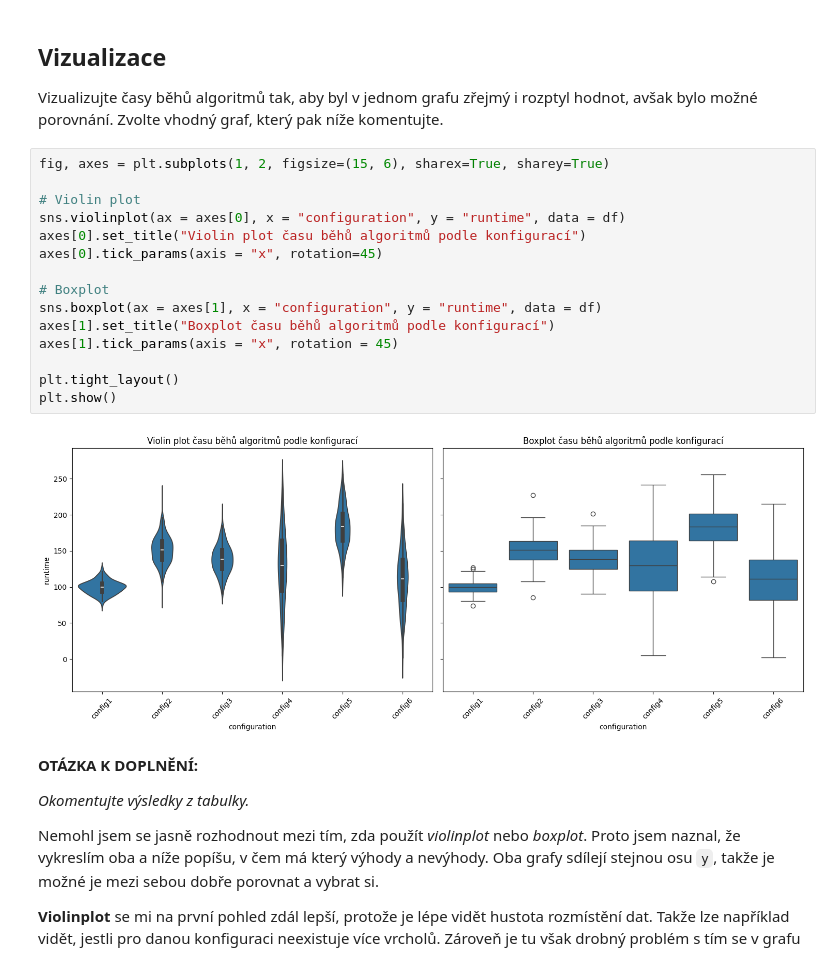
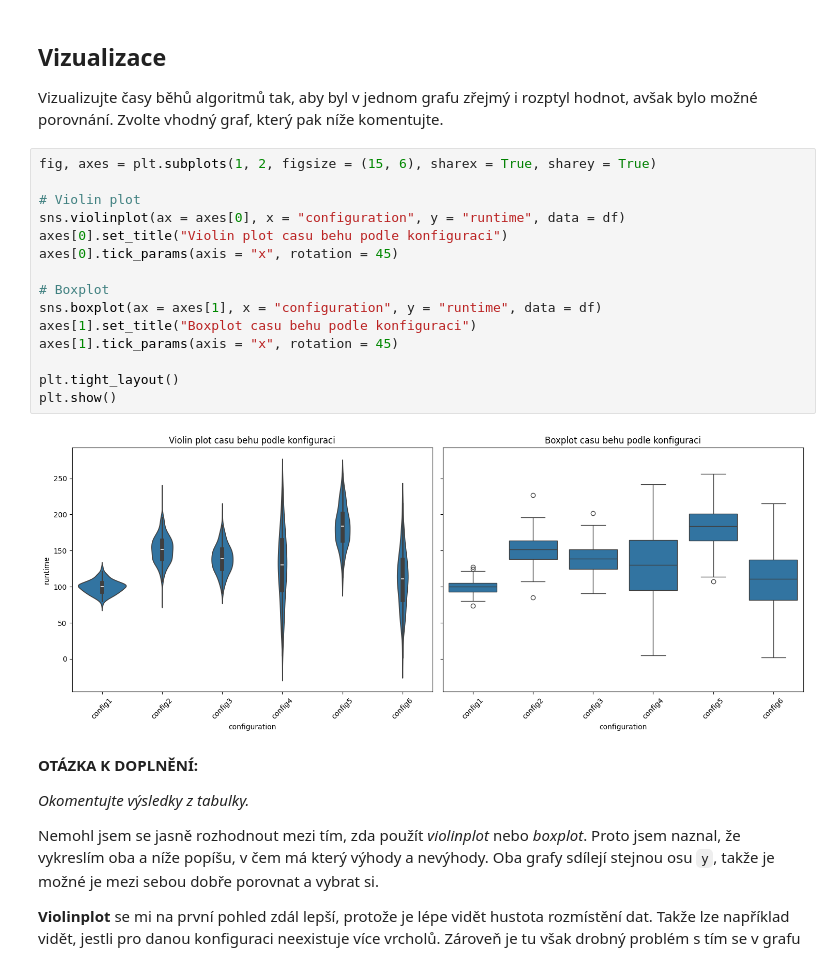
Before and after one commit to MOONYROS/VUT-MSP-projects, a Jupyter notebook: proj1/proj1.ipynb, the cells around one changed output. Cells and saved outputs as stored; diff of their text form.

```diff
--- a/proj1/proj1.ipynb
+++ b/proj1/proj1.ipynb
@@ -158,22 +158,22 @@ Tabulka zobrazuje následující sloupce:
 ## Vizualizace
 Vizualizujte časy běhů algoritmů tak, aby byl v jednom grafu zřejmý i rozptyl hodnot, avšak bylo možné porovnání. Zvolte vhodný graf, který pak níže komentujte.
 # %%
-fig, axes = plt.subplots(1, 2, figsize=(15, 6), sharex=True, sharey=True)
+fig, axes = plt.subplots(1, 2, figsize = (15, 6), sharex = True, sharey = True)
 
 # Violin plot
 sns.violinplot(ax = axes[0], x = "configuration", y = "runtime", data = df)
-axes[0].set_title("Violin plot času běhů algoritmů podle konfigurací")
-axes[0].tick_params(axis = "x", rotation=45)
+axes[0].set_title("Violin plot casu behu podle konfiguraci")
+axes[0].tick_params(axis = "x", rotation = 45)
 
 # Boxplot
 sns.boxplot(ax = axes[1], x = "configuration", y = "runtime", data = df)
-axes[1].set_title("Boxplot času běhů algoritmů podle konfigurací")
+axes[1].set_title("Boxplot casu behu podle konfiguraci")
 axes[1].tick_params(axis = "x", rotation = 45)
 
 plt.tight_layout()
 plt.show()
 # %% [output]
-[figure, old version]
+[figure, new version]
 # %% [markdown]
 __OTÁZKA K DOPLNĚNÍ:__
 
```
Also changed, not shown: parts of 2 cells of this notebook.
